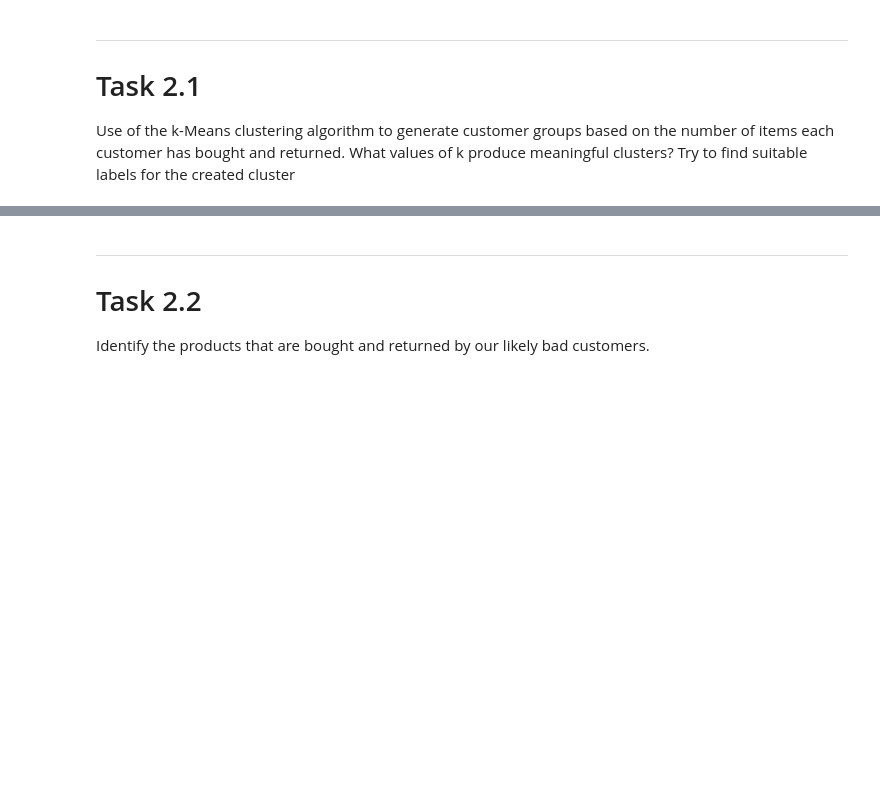
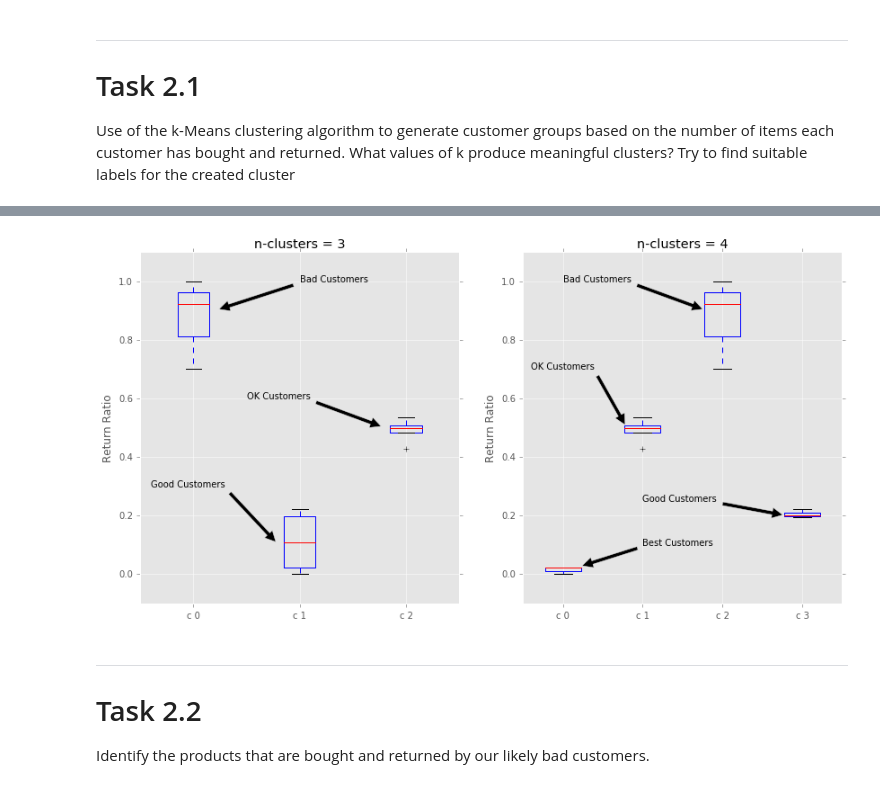
Before and after one commit to jgoerner/DataMining, a Jupyter notebook: notebooks/0.1-jg-readingguide-2.ipynb, the cells around one changed output, grey strips where cells are left out. Cells and saved outputs as stored; diff of their text form; code cells hidden in the pictures; blank space fills up the shorter version.

Commit message:
Added boxplots to task 2.1

```diff
--- a/notebooks/0.1-jg-readingguide-2.ipynb
+++ b/notebooks/0.1-jg-readingguide-2.ipynb
@@ -97,3 +104,50 @@ for idx, l in enumerate(np.unique(km_4.labels_)):
+# %%
+# Evaluate ReturnRatios per Cluster via Boxplot
+fig, axes = plt.subplots(1,2)
+fig.set_figwidth(14)
+fig.set_figheight(7)
+axes[0].set_title("n-clusters = 3")
+axes[1].set_title("n-clusters = 4")
+
+# left plot
+## boxplot
+data_k3 = [
+    dt_customer_labeled.ix[dt_customer_labeled["km3Label"] == 0, "ReturnRatio"],
+    dt_customer_labeled.ix[dt_customer_labeled["km3Label"] == 1, "ReturnRatio"],
+    dt_customer_labeled.ix[dt_customer_labeled["km3Label"] == 2, "ReturnRatio"]
+]
+axes[0].boxplot(data_k3)
+axes[0].set_ylim(-.1, 1.1)
+axes[0].set_xticklabels(["c 0", "c 1", "c 2"])
+axes[0].set_ylabel("Return Ratio")
+## annotations
+axes[0].annotate("Bad Customers", xy=(1.2,0.9), xytext=(2,1),arrowprops=dict(facecolor='black', shrink=0.05))
+axes[0].annotate("OK Customers", xy=(2.8,0.5), xytext=(1.5,0.6),arrowprops=dict(facecolor='black', shrink=0.05))
+axes[0].annotate("Good Customers", xy=(1.8,0.1), xytext=(0.6, 0.3),arrowprops=dict(facecolor='black', shrink=0.05))
+
+
+
+# right plot
+## boxplots
+data_k4 = [
+    dt_customer_labeled.ix[dt_customer_labeled["km4Label"] == 0, "ReturnRatio"],
+    dt_customer_labeled.ix[dt_customer_labeled["km4Label"] == 1, "ReturnRatio"],
+    dt_customer_labeled.ix[dt_customer_labeled["km4Label"] == 2, "ReturnRatio"],
+    dt_customer_labeled.ix[dt_customer_labeled["km4Label"] == 3, "ReturnRatio"]
+]
+axes[1].boxplot(data_k4)
+axes[1].set_ylim(-.1, 1.1)
+axes[1].set_xticklabels(["c 0", "c 1", "c 2", "c 3"])
+axes[1].set_ylabel("Return Ratio")
+## annotations
+axes[1].annotate("Bad Customers", xy=(2.8, 0.9), xytext=(1,1),arrowprops=dict(facecolor='black', shrink=0.05))
+axes[1].annotate("OK Customers", xy=(1.8, 0.5), xytext=(0.6, 0.7),arrowprops=dict(facecolor='black', shrink=0.05))
+axes[1].annotate("Good Customers", xy=(3.8, 0.2), xytext=(2,0.25),arrowprops=dict(facecolor='black', shrink=0.05))
+axes[1].annotate("Best Customers", xy=(1.2, 0.025), xytext=(2,0.1),arrowprops=dict(facecolor='black', shrink=0.05))
+
+plt.show()
+# %% [output]
+[figure, added]
 # %% [markdown]
 ---
 # Task 2.2
```
Also changed, not shown: parts of 1 cell of this notebook.
